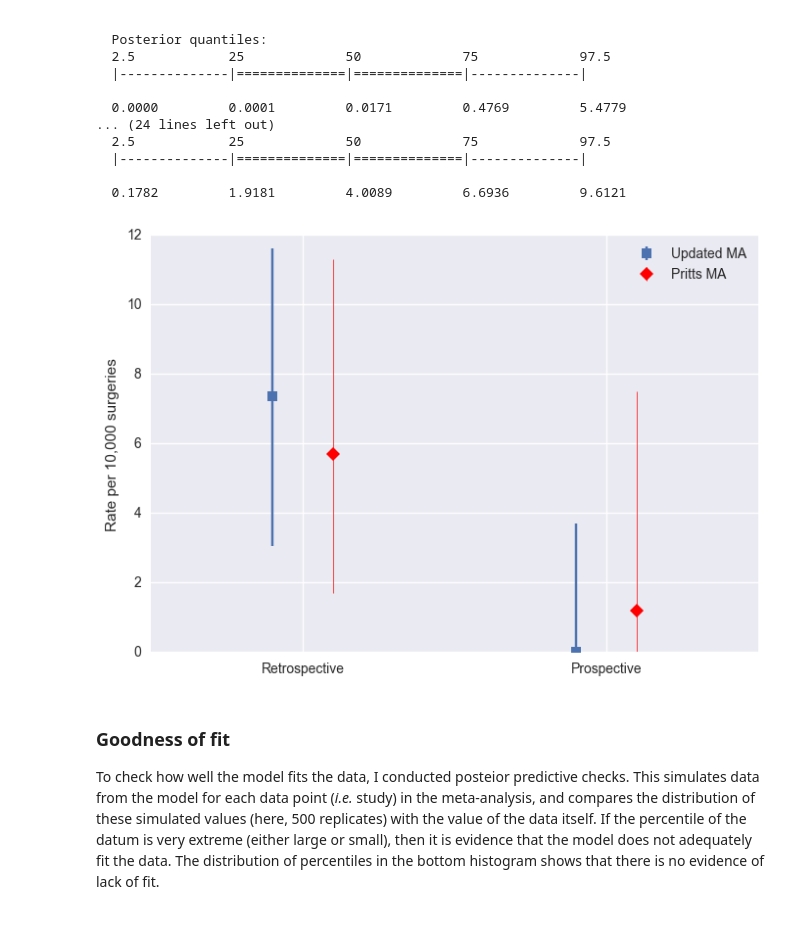
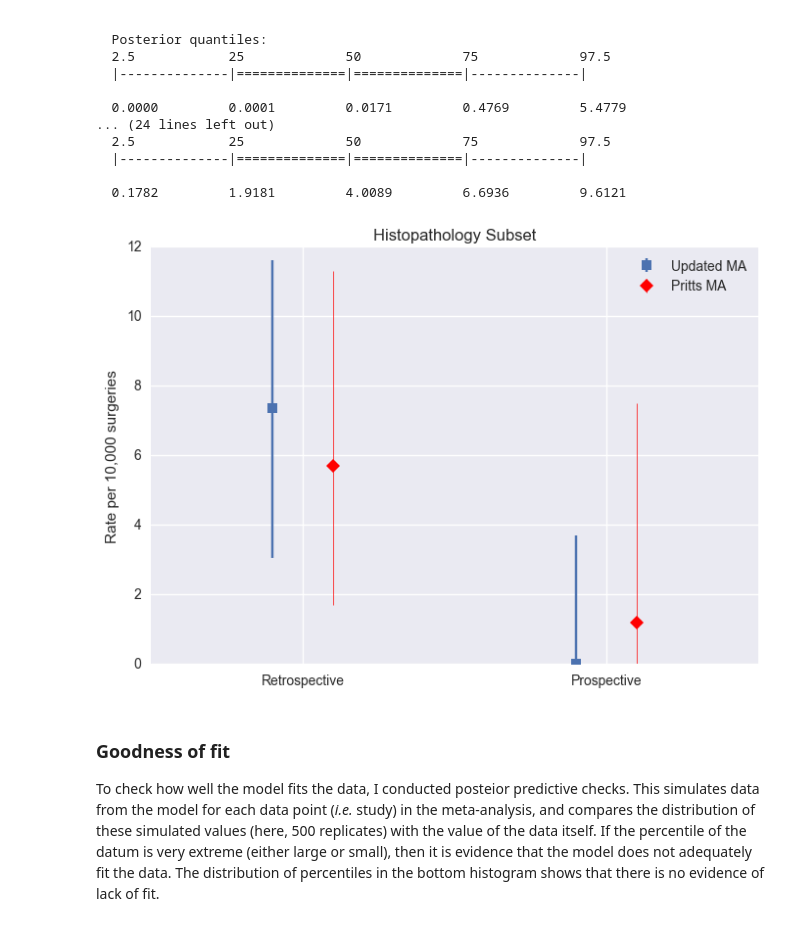
Before and after one commit to VanderbiltPopHealthSci/uterine_fibroids_MA, a Jupyter notebook: Key Question 3 Meta-analysis.ipynb, the cells around one changed output. Cells and saved outputs as stored; diff of their text form; code cells hidden in the pictures.

```diff
--- a/Key Question 3 Meta-analysis.ipynb
+++ b/Key Question 3 Meta-analysis.ipynb
@@ -224,7 +224,7 @@ By comparison, estimates from Pritts' supplement:
 
 ![pritts estimates](pritts_table.png)
 # %%
-def pritts_plot(traces):
+def pritts_plot(traces, title=''):
 
     intervals = [pm.stats.hpd(tr['p_10000'][-keep:]) for tr in traces]
 
@@ -238,5 +238,6 @@ def pritts_plot(traces):
     plt.xticks(range(3), ['Retrospective', 'Prospective'])
     plt.ylabel('Rate per 10,000 surgeries')
     plt.xlim(-0.5, 1.5)
+    plt.title(title)
     plt.legend();
 # %%
@@ -583,9 +580,9 @@ p_10000:
 
   0.1782         1.9181         4.0089         6.6936         9.6121
 # %%
-pritts_plot([histo_retrospective_trace, histo_prospective_trace])
+pritts_plot([histo_retrospective_trace, histo_prospective_trace], 'Histopathology Subset')
 # %% [output]
-[figure, old version]
+[figure, new version]
 # %% [markdown]
 ### Goodness of fit
 
```
Also changed, not shown: parts of 5 cells of this notebook.
